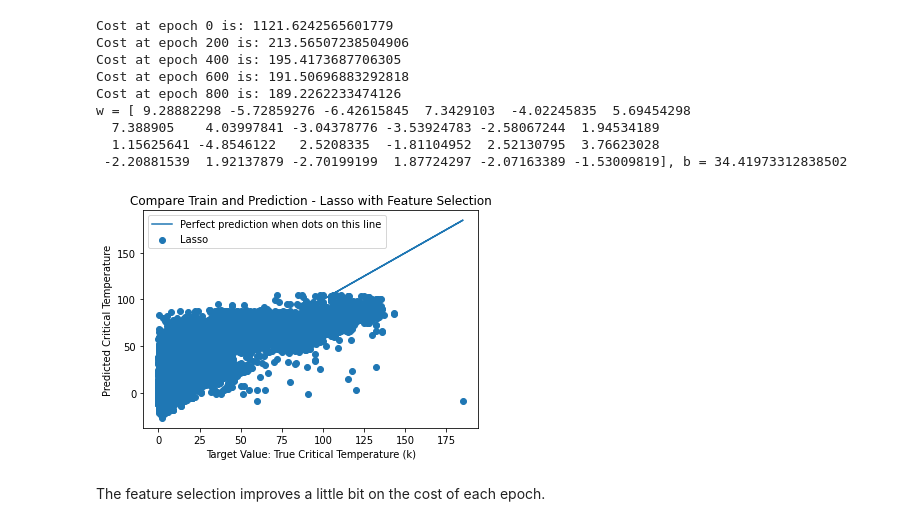
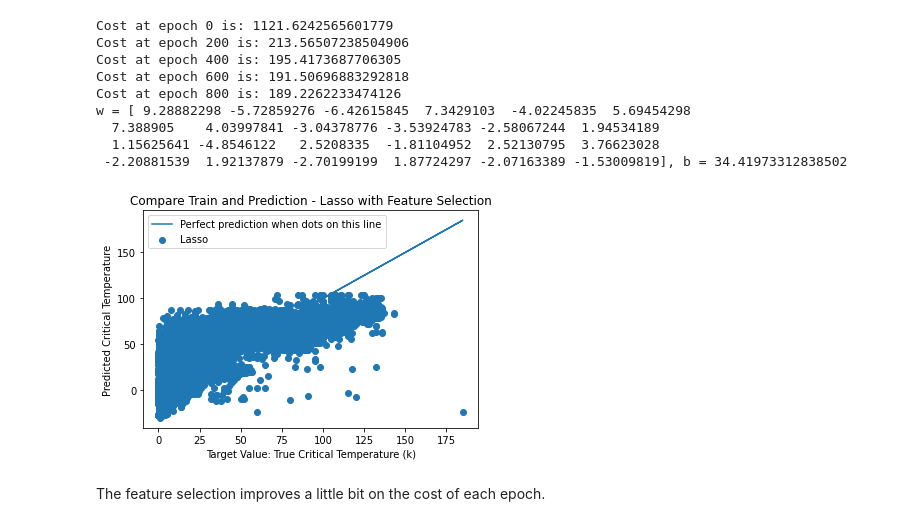
Before and after one commit to kuohu233/IE_7300, a Jupyter notebook: project.ipynb, the cells around one changed output. Saved outputs shown, nothing was run; the diff lists cells and outputs as text; code cells hidden in the pictures.

```diff
--- a/project.ipynb
+++ b/project.ipynb
@@ -473,15 +476,19 @@ w = [ 9.28882298 -5.72859276 -6.42615845  7.3429103  -4.02245835  5.69454298
   1.15625641 -4.8546122   2.5208335  -1.81104952  2.52130795  3.76623028
  -2.20881539  1.92137879 -2.70199199  1.87724297 -2.07163389 -1.53009819], b = 34.41973312838502
 # %%
-plt.scatter(prediction['Y'], prediction['Y_predict'], label='Lasso')
-plt.plot(prediction['Y'], prediction['Y'], label='Perfect prediction when dots on this line')
+plt.scatter(prediction_lassoselected['Y'],
+    prediction_lassoselected['Y_predict'],
+    label='Lasso')
+plt.plot(prediction_lassoselected['Y'],
+    prediction_lassoselected['Y'],
+    label='Perfect prediction when dots on this line')
 plt.legend(loc="upper left")
 plt.title('Compare Train and Prediction - Lasso with Feature Selection')
 plt.xlabel('Target Value: True Critical Temperature (k)')
 plt.ylabel('Predicted Critical Temperature')
 plt.show()
 # %% [output]
-[figure, old version]
+[figure, new version]
 # %% [markdown]
 The feature selection improves a little bit on the cost of each epoch.
 # %%
```
Also changed, not shown: parts of 16 cells of this notebook, 7 other files.
